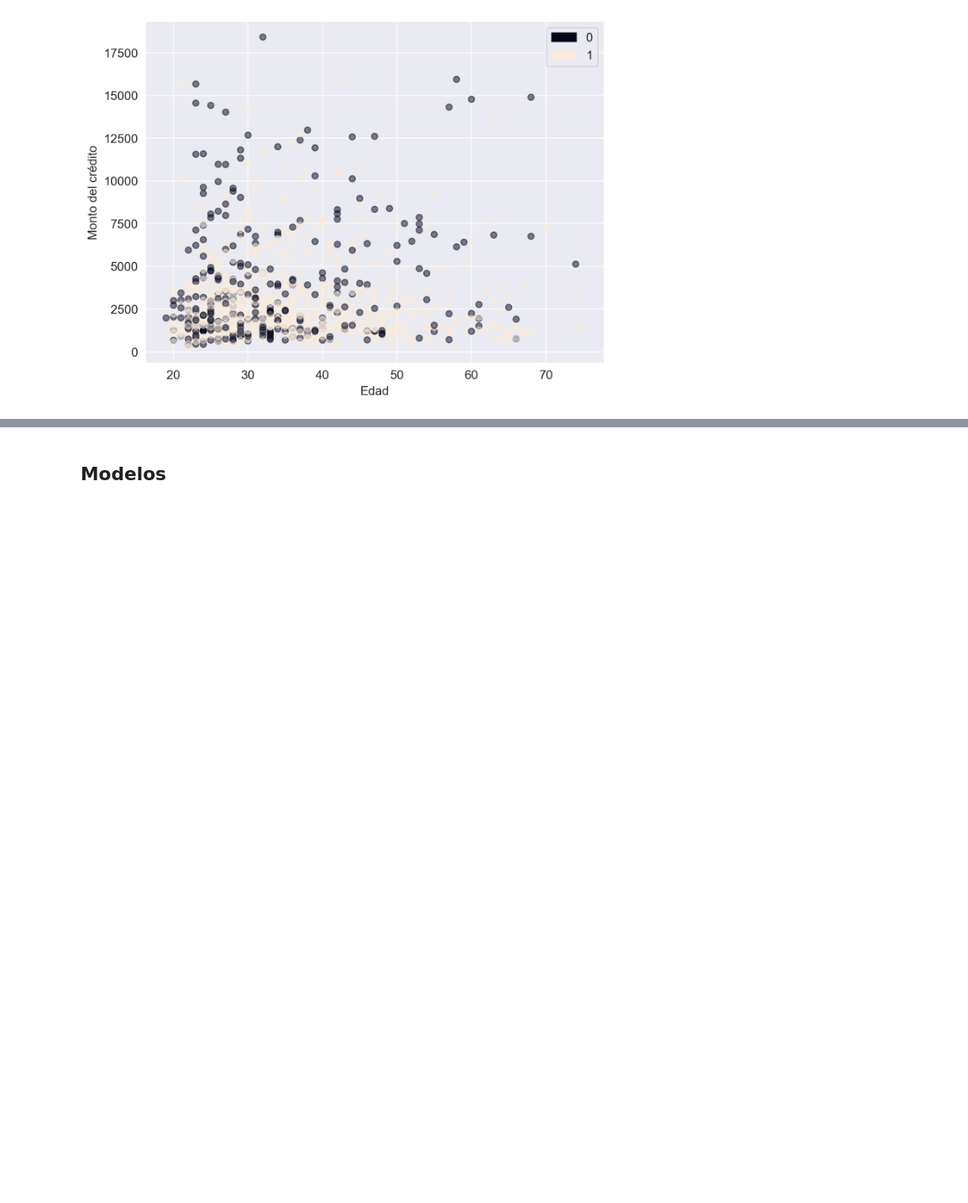
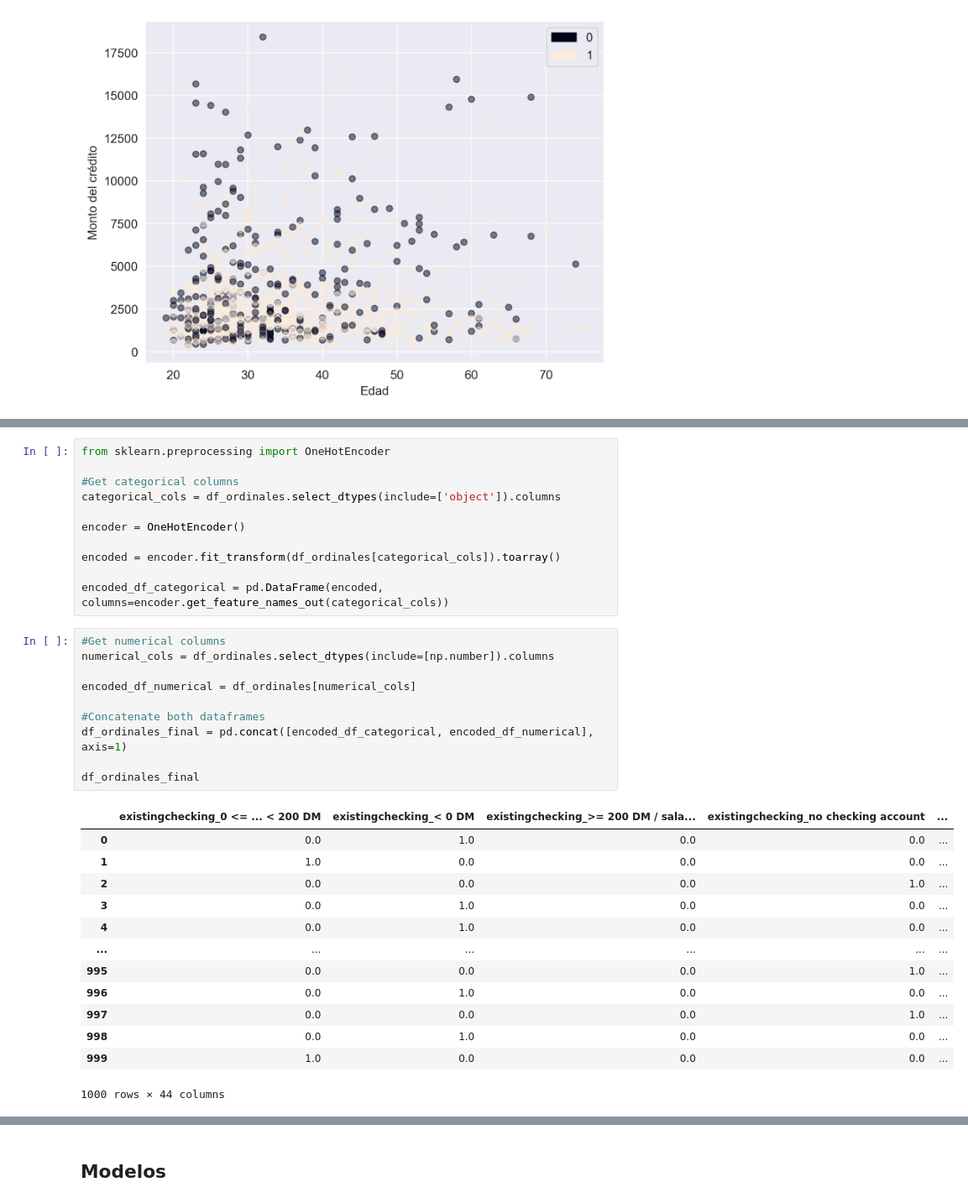
Before and after one commit to adelgado24/IA, a Jupyter notebook: primera_practica/TP_Aprendizaje_Supervisado.ipynb, the cells around one changed output, grey strips where cells are left out. Shown: that part at 84% size. Saved outputs shown, nothing was run; the diff lists cells and outputs as text; blank space fills up the shorter version.

```diff
--- a/primera_practica/TP_Aprendizaje_Supervisado.ipynb
+++ b/primera_practica/TP_Aprendizaje_Supervisado.ipynb
@@ -522,0 +437,35 @@ plt.show()
+# %%
+from sklearn.preprocessing import OneHotEncoder
+
+#Get categorical columns
+categorical_cols = df_ordinales.select_dtypes(include=['object']).columns
+
+encoder = OneHotEncoder()
+
+encoded = encoder.fit_transform(df_ordinales[categorical_cols]).toarray()
+
+encoded_df_categorical = pd.DataFrame(encoded, columns=encoder.get_feature_names_out(categorical_cols))
+# %%
+#Get numerical columns
+numerical_cols = df_ordinales.select_dtypes(include=[np.number]).columns
+
+encoded_df_numerical = df_ordinales[numerical_cols]
+
+#Concatenate both dataframes
+df_ordinales_final = pd.concat([encoded_df_categorical, encoded_df_numerical], axis=1)
+
+df_ordinales_final
+# %% [output]
+|  | existingchecking_0 <= ... < 200 DM | existingchecking_< 0 DM | existingchecking_>= 200 DM / sala... | existingchecking_no checking account | ... |
+| 0 | 0.0 | 1.0 | 0.0 | 0.0 | ... |
+| 1 | 1.0 | 0.0 | 0.0 | 0.0 | ... |
+| 2 | 0.0 | 0.0 | 0.0 | 1.0 | ... |
+| 3 | 0.0 | 1.0 | 0.0 | 0.0 | ... |
+| 4 | 0.0 | 1.0 | 0.0 | 0.0 | ... |
+| ... | ... | ... | ... | ... | ... |
+| 995 | 0.0 | 0.0 | 0.0 | 1.0 | ... |
+| 996 | 0.0 | 1.0 | 0.0 | 0.0 | ... |
+| 997 | 0.0 | 0.0 | 0.0 | 1.0 | ... |
+| 998 | 0.0 | 1.0 | 0.0 | 0.0 | ... |
+| 999 | 1.0 | 0.0 | 0.0 | 0.0 | ... |
+1000 rows × 44 columns
```
Also changed, not shown: parts of 19 cells of this notebook.
